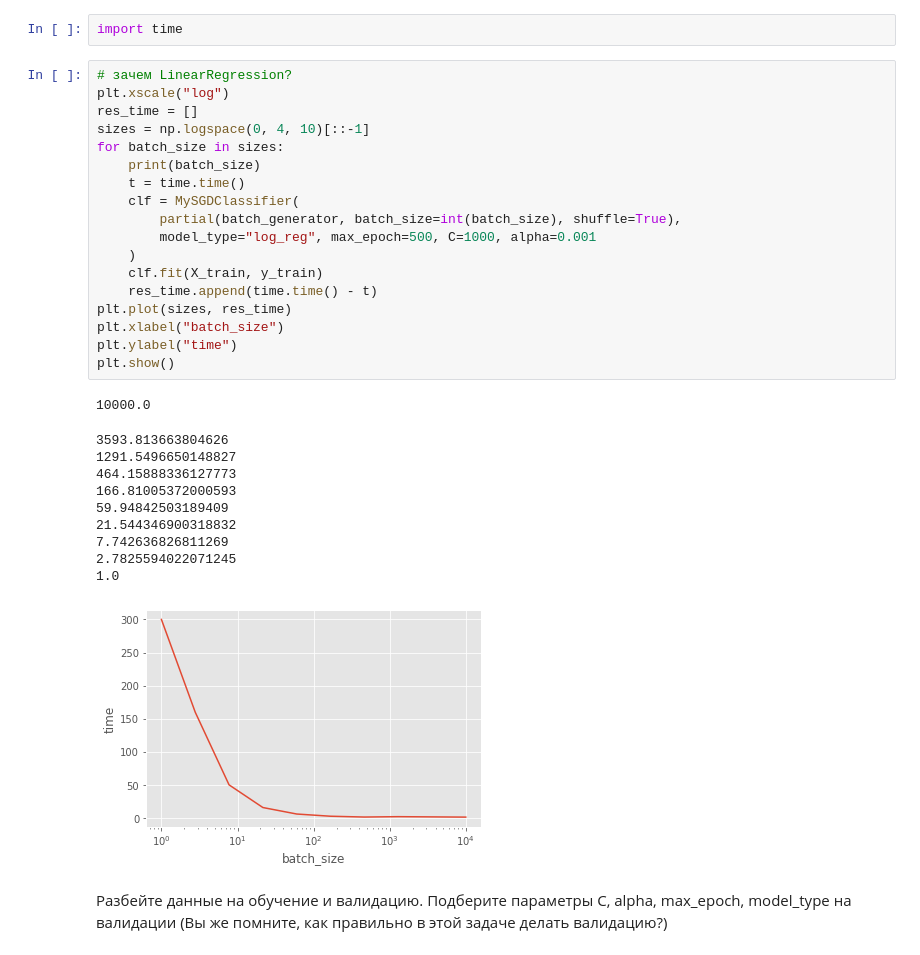
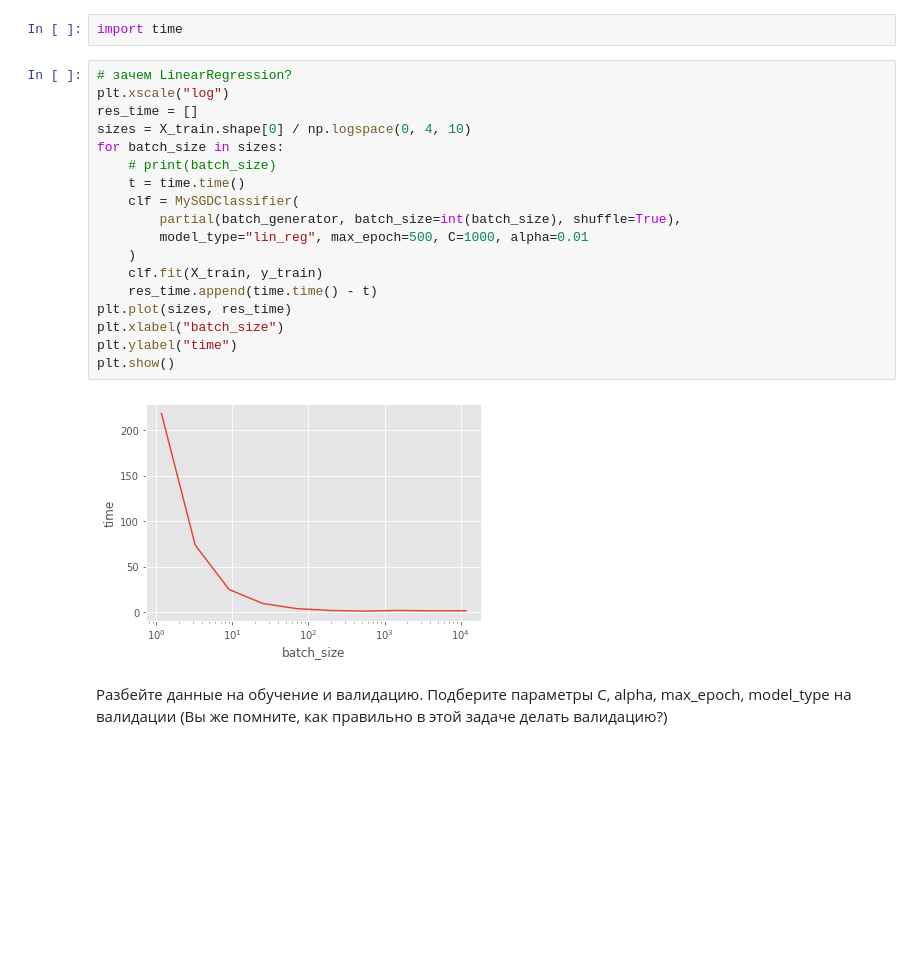
Before and after one commit to LevKats/ml1.sphere, a Jupyter notebook: 2019-09/hw2/kats_hw2.ipynb, the cells around one changed output. Saved outputs shown, nothing was run; the diff lists cells and outputs as text; blank space fills up the shorter version.

```diff
--- a/2019-09/hw2/kats_hw2.ipynb
+++ b/2019-09/hw2/kats_hw2.ipynb
@@ -781,33 +781,23 @@ import time
 # %%
 # зачем LinearRegression?
 plt.xscale("log")
 res_time = []
-sizes = np.logspace(0, 4, 10)[::-1]
+sizes = X_train.shape[0] / np.logspace(0, 4, 10)
 for batch_size in sizes:
-    print(batch_size)
+    # print(batch_size)
     t = time.time()
     clf = MySGDClassifier(
         partial(batch_generator, batch_size=int(batch_size), shuffle=True),
-        model_type="log_reg", max_epoch=500, C=1000, alpha=0.001
+        model_type="lin_reg", max_epoch=500, C=1000, alpha=0.01
     )
     clf.fit(X_train, y_train)
     res_time.append(time.time() - t)
 plt.plot(sizes, res_time)
 plt.xlabel("batch_size")
 plt.ylabel("time")
 plt.show()
 # %% [output]
-10000.0
-3593.813663804626
-1291.5496650148827
-464.15888336127773
-166.81005372000593
-59.94842503189409
-21.544346900318832
-7.742636826811269
-2.7825594022071245
-1.0
-[figure, old version]
+[figure, new version]
 # %% [markdown]
 Разбейте данные на обучение и валидацию. Подберите параметры C, alpha, max_epoch, model_type на валидации (Вы же помните, как правильно в этой задаче делать валидацию?)
 # %%
```
Also changed, not shown: parts of 6 cells of this notebook, 1 other file.
